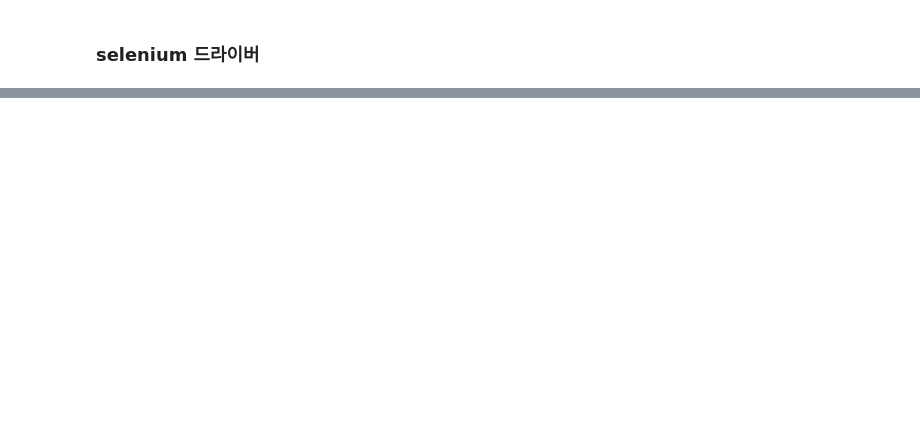
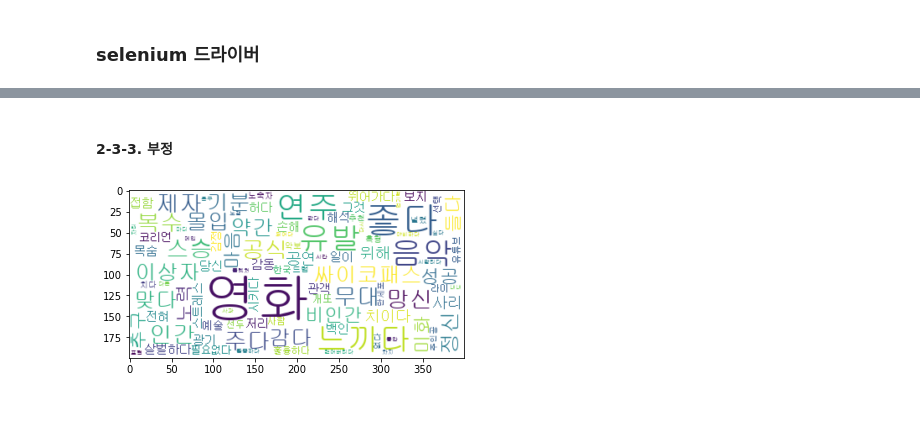
Before and after one commit to Eui9179/AI-DS, a Jupyter notebook: Exercises/movie_review_analysis.ipynb, the cells around one changed output, grey strips where cells are left out. Cells and saved outputs as stored; diff of their text form; code cells hidden in the pictures; blank space fills up the shorter version.

```diff
--- a/Exercises/movie_review_analysis.ipynb
+++ b/Exercises/movie_review_analysis.ipynb
@@ -88,0 +198,10 @@ user_reviews
+# %% [markdown]
+#### 2-3-3. 부정
+# %%
+neg_wc = generate_wc_frequencies(neg_comment_word_count)
+plt.imshow(neg_wc, interpolation="bilinear")
+plt.show()
+# %% [output]
+[figure, added]
+# %% [markdown]
+##
```
Also changed, not shown: parts of 22 cells of this notebook, 1 other file.
